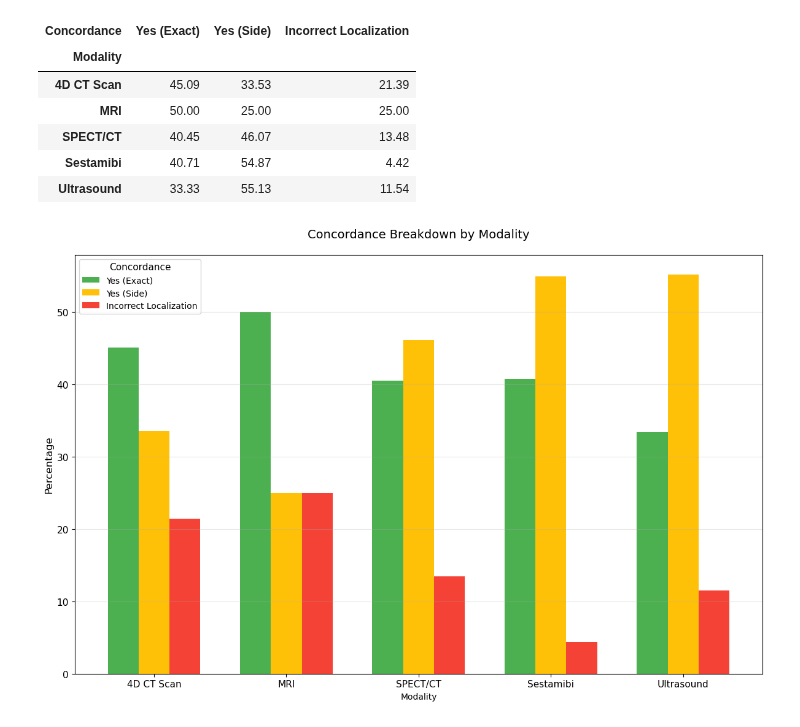
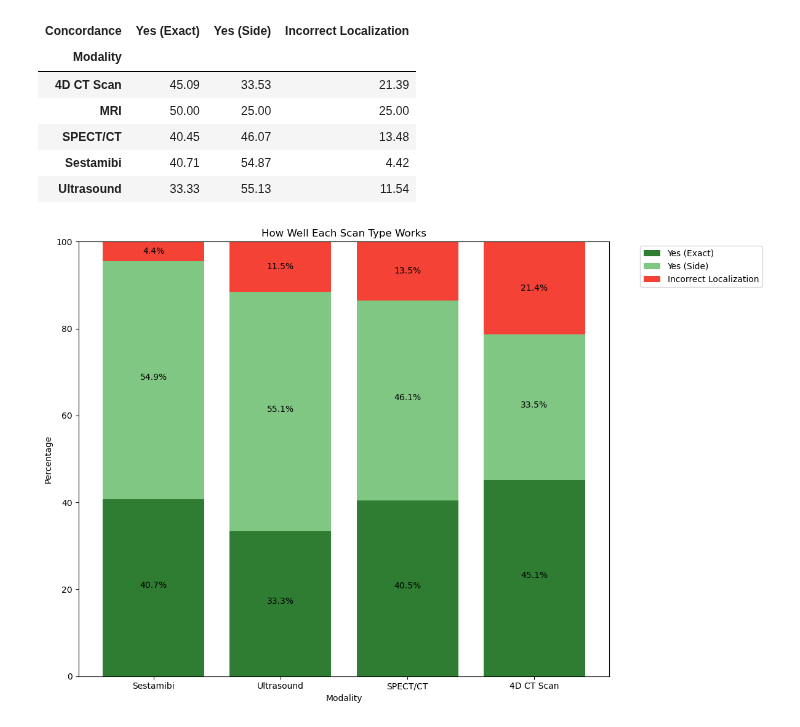
Before and after one commit to Jonah-Schwartz521/parathyroid-imaging-evaluation, a Jupyter notebook: ModalityConcordance.ipynb, the cells around one changed output. Cells and saved outputs as stored; diff of their text form; code cells hidden in the pictures.

```diff
--- a/ModalityConcordance.ipynb
+++ b/ModalityConcordance.ipynb
@@ -128,17 +133,15 @@ for modality in modalities:
             'Percentage': pct
         })
 # %%
-# Convert to DataFrame
+# Converts to DataFrame
 concordance_summary_df = pd.DataFrame(summary_data)
 
-# Pivot for grouped bar plot preparation (optional)
-pivot_df = concordance_summary_df.pivot(index='Modality', columns='Concordance', values='Percentage').fillna(0)
 
-# Reorder columns
+# Reorders columns
 ordered_cols = ['Yes (Exact)', 'Yes (Side)', 'Incorrect Localization']
-pivot_df = pivot_df.reindex(columns=ordered_cols).fillna(0)
 
-# Display results
+
+# Displays results
 display(concordance_summary_df)
 display(pivot_df)
 # %% [output]
@@ -166,21 +169,40 @@ display(pivot_df)
 | Sestamibi | 40.71 | 54.87 | 4.42 |
 | Ultrasound | 33.33 | 55.13 | 11.54 |
 # %%
-# Plot grouped bar plot
-pivot_df.plot(
-    kind='bar',
-    figsize=(12,8),
-    color=['#4CAF50', '#FFC107', '#F44336'],
-    width=0.7
-)
+# Remove MRI and sort by accuracy (best to worst)
+df_plot = pivot_df.drop('MRI').sort_values('Incorrect Localization')
 
-plt.ylabel('Percentage', fontsize=12)
-plt.title('Concordance Breakdown by Modality', fontsize=14, pad=20)
-plt.xticks(rotation=0, fontsize=11)
-plt.yticks(fontsize=11)
-plt.legend(title='Concordance', fontsize=10, title_fontsize=11)
-plt.grid(axis='y', alpha=0.3)
+# Create stacked bar chart
+plt.figure(figsize=(12, 8))
+colors = ['#2E7D32', '#81C784', '#F44336']
+
+# Plot stacked bars
+bottom_vals = df_plot['Yes (Exact)']
+middle_vals = df_plot['Yes (Side)']
+top_vals = df_plot['Incorrect Localization']
+
+plt.bar(df_plot.index, bottom_vals, color=colors[0], label='Yes (Exact)')
+plt.bar(df_plot.index, middle_vals, bottom=bottom_vals, color=colors[1], label='Yes (Side)')
+plt.bar(df_plot.index, top_vals, bottom=bottom_vals + middle_vals, color=colors[2], label='Incorrect Localization')
+
+# Add percentage labels on bars
+for i in range(len(df_plot.index)):
+
+    # Bottom section
+    plt.text(i, bottom_vals[i]/2, f'{bottom_vals[i]:.1f}%', ha='center')
+
+    # Middle section
+    plt.text(i, bottom_vals[i] + middle_vals[i]/2, f'{middle_vals[i]:.1f}%', ha='center')
+
+    # Top section
+    plt.text(i, bottom_vals[i] + middle_vals[i] + top_vals[i]/2, f'{top_vals[i]:.1f}%', ha='center', va='center')
+
+plt.title('How Well Each Scan Type Works')
+plt.ylabel('Percentage')
+plt.xlabel('Modality')
+plt.ylim(0, 100)
+plt.legend(bbox_to_anchor=(1.05, 1), loc='upper left')
 plt.tight_layout()
 plt.show()
 # %% [output]
-[figure, old version]
+[figure, new version]
```
Also changed, not shown: parts of 12 cells of this notebook, 6 other files.
